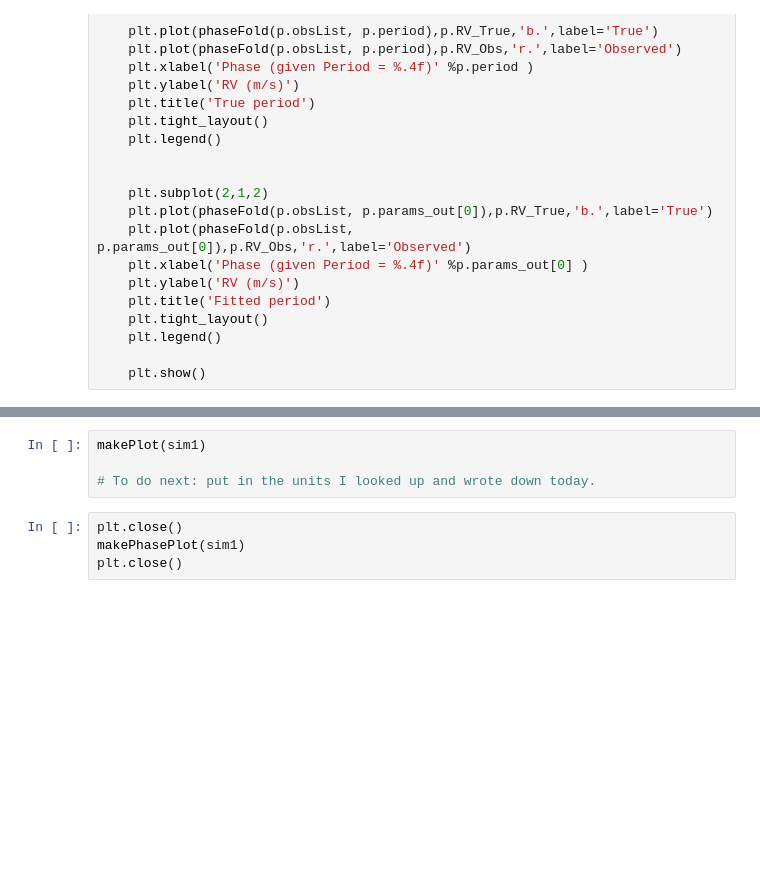
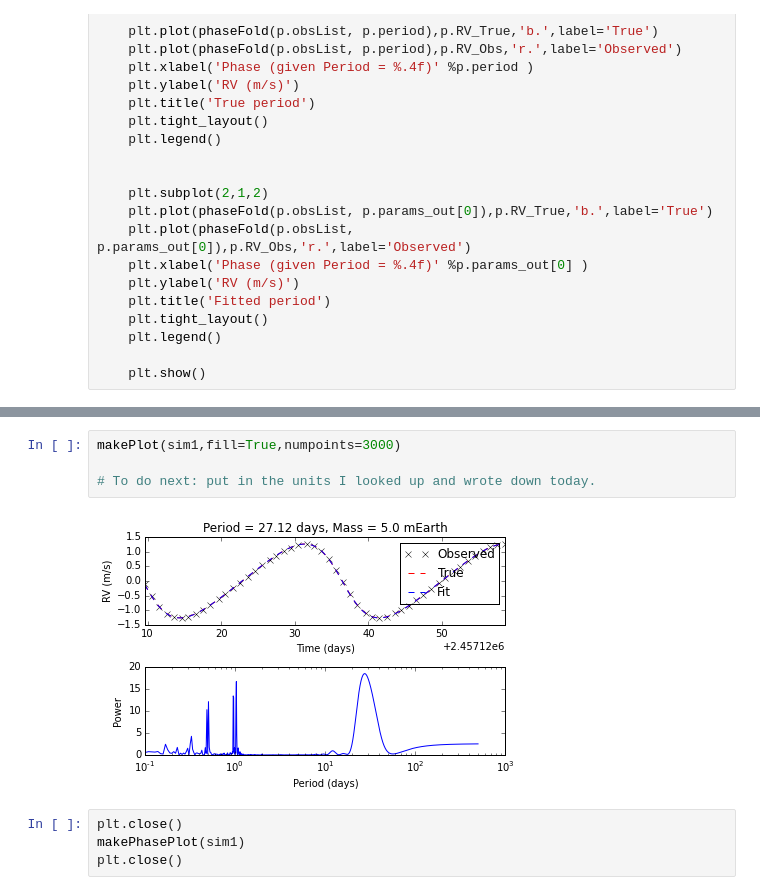
Before and after one commit to allenbdavis/RVOS, a Jupyter notebook: RVOS_Kepler.ipynb, the cells around one changed output, grey strips where cells are left out. Drawn from its saved outputs; the diff is of its cells as text; blank space fills up the shorter version.

```diff
--- a/RVOS_Kepler.ipynb
+++ b/RVOS_Kepler.ipynb
@@ -430,7 +481,9 @@ Msini = 4.49 M_e
 # %%
-makePlot(sim1)
+makePlot(sim1,fill=True,numpoints=3000)
 
 # To do next: put in the units I looked up and wrote down today.
+# %% [output]
+[figure, added]
 # %%
 plt.close()
 makePhasePlot(sim1)
```
Also changed, not shown: parts of 9 cells of this notebook.
